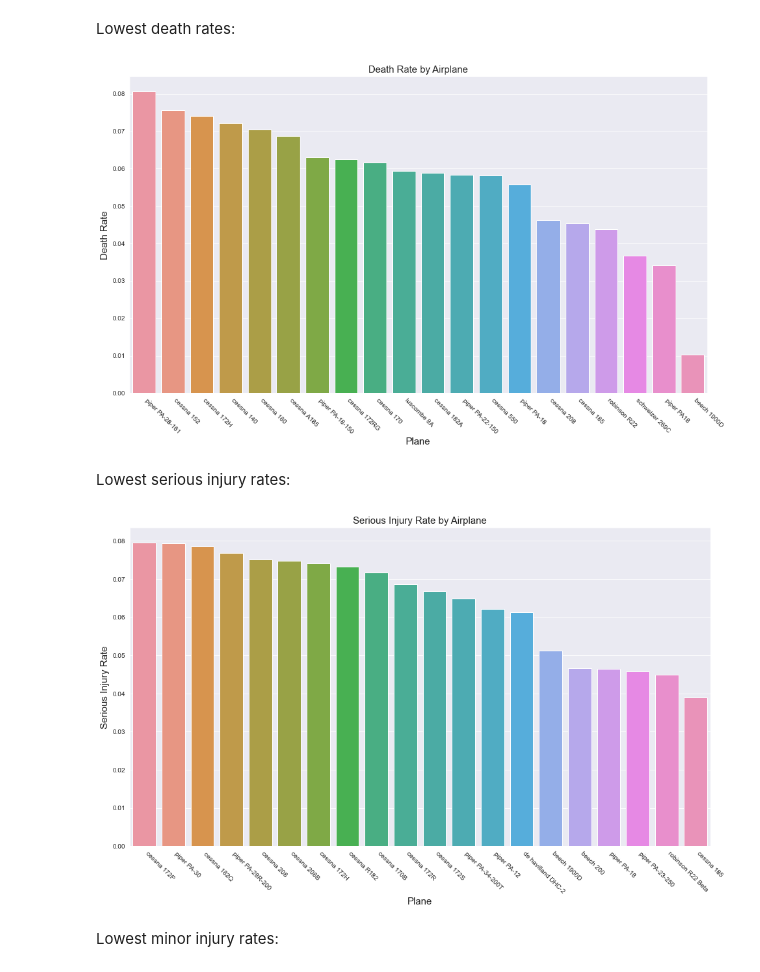
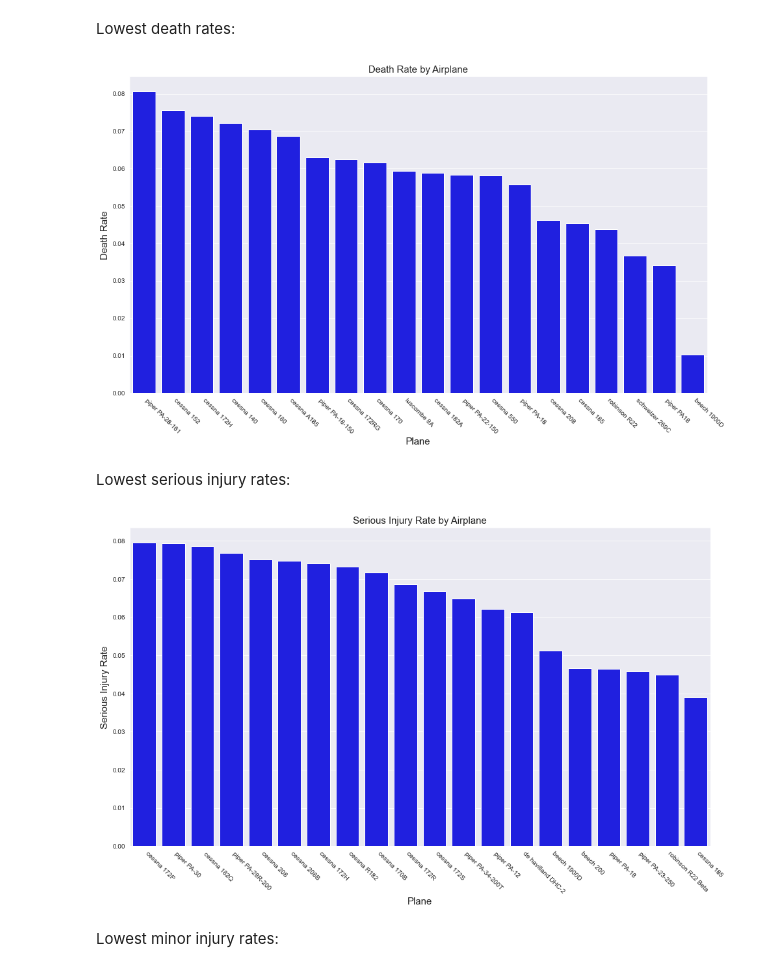
Before and after one commit to jtjohn172/Aviation-Data-Analysis-Project, a Jupyter notebook: notebooks/private-planes.ipynb, the cells around one changed output. Drawn from its saved outputs; the diff is of its cells as text; code cells hidden in the pictures.

Commit message:
Changed color to blue

```diff
--- a/notebooks/private-planes.ipynb
+++ b/notebooks/private-planes.ipynb
@@ -45,4 +45,5 @@ usa=df.loc[(df['country']=='United States') & (df['event_date']>='2001-11-19')]
 # %% [markdown]
 Next, we will clean up some of the columns which have missing values. We will begin with the columns containing data on injuries and fatalities. From examining the "Injury Severity" column we can see that all the missing values in the "Total_Fatal_Injuries" column correspond to a value of "Non-Fatal" in "Injury_Severity". Therefore we will see these missing values equal to zero in the "Total_Fatal_Injuries" column.
 # %%
-usa.loc[usa['total_fatal_injuries'].isna(), 'total_fatal_injuries']=0
+#usa.loc[usa['total_fatal_injuries'].isna(), 'total_fatal_injuries']=0
+usa=usa.fillna(value={'total_fatal_injuries': 0})
@@ -128,6 +111,7 @@ private_planes=private_planes.dropna(subset=['make', 'model'])
 We will also clean up some duplicate names in the 'Make' column.
 # %%
 private_planes['make']=private_planes['make'].str.lower()
+private_planes['make']=private_planes['make'].str.replace('-', ' ')
 # %% [output]
 A value is trying to be set on a copy of a slice from a DataFrame.
 Try using .loc[row_indexer,col_indexer] = value instead
@@ -211,25 +200,25 @@ Lowest death rates:
 # %%
 fig, ax=plt.subplots(figsize=(16,9))
 sns.set_style('darkgrid')
-f=sns.barplot(data=top_private_planes, x=death_rates.index[-20:], y=death_rates.values[-20:])
+f=sns.barplot(data=top_private_planes, x=death_rates.index[-20:], y=death_rates.values[-20:], color='blue')
 f.set_title('Death Rate by Airplane', fontsize=15)
 f.set_xlabel('Plane', fontsize=15)
 f.set_ylabel('Death Rate', fontsize=15)
 f.set_xticklabels(death_rates.index[-20:], rotation=-45, ha='left');
 # %% [output]
-[figure, old version]
+[figure, new version]
 # %% [markdown]
 Lowest serious injury rates:
 # %%
 fig, ax=plt.subplots(figsize=(16,9))
 sns.set_style('darkgrid')
-f=sns.barplot(data=top_private_planes, x=serious_injury_rates.index[-20:], y=serious_injury_rates.values[-20:])
+f=sns.barplot(data=top_private_planes, x=serious_injury_rates.index[-20:], y=serious_injury_rates.values[-20:], color='blue')
 f.set_title('Serious Injury Rate by Airplane', fontsize=15)
 f.set_xlabel('Plane', fontsize=15)
 f.set_ylabel('Serious Injury Rate', fontsize=15)
 f.set_xticklabels(serious_injury_rates.index[-20:], rotation=-45, ha='left');
 # %% [output]
-[figure, old version]
+[figure, new version]
 # %% [markdown]
 Lowest minor injury rates:
 # %%
```
Also changed, not shown: parts of 11 cells of this notebook.
